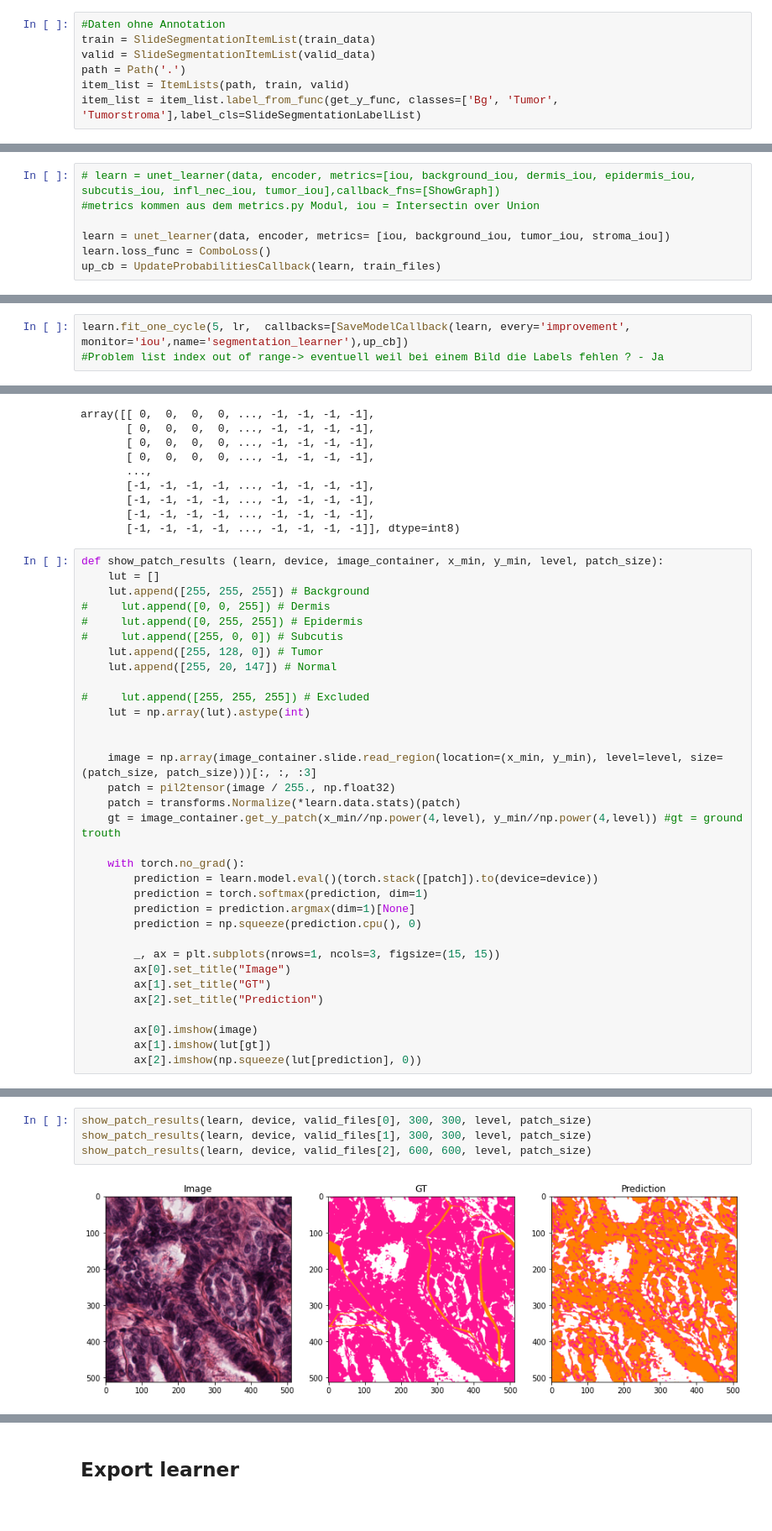
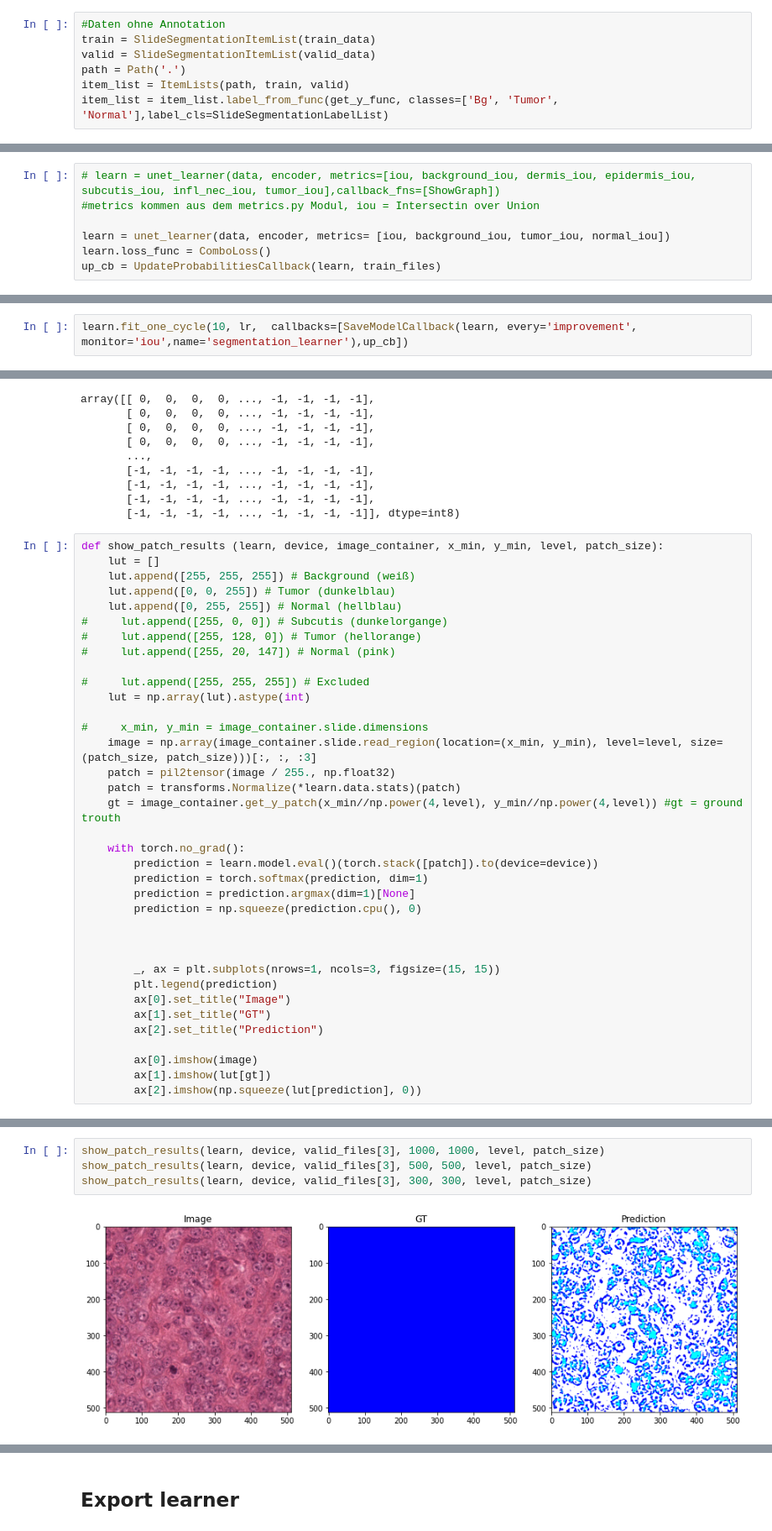
Before and after one commit to llloretta/CanineMammaryTumorGrading, a Jupyter notebook: segmentation/segmentation_training.ipynb, the cells around one changed output, grey strips where cells are left out. Shown at 84% size. Cells and saved outputs as stored; diff of their text form.

```diff
--- a/segmentation/segmentation_training.ipynb
+++ b/segmentation/segmentation_training.ipynb
@@ -87,5 +88,5 @@ train = SlideSegmentationItemList(train_data)
 valid = SlideSegmentationItemList(valid_data)
 path = Path('.')
 item_list = ItemLists(path, train, valid)
-item_list = item_list.label_from_func(get_y_func, classes=['Bg', 'Tumor', 'Tumorstroma'],label_cls=SlideSegmentationLabelList)
+item_list = item_list.label_from_func(get_y_func, classes=['Bg', 'Tumor', 'Normal'],label_cls=SlideSegmentationLabelList)
 # %% [output]
@@ -112,12 +118,11 @@ Fastai Anwendung: https://walkwithfastai.com/Segmentation (Unet - self attention
 # learn = unet_learner(data, encoder, metrics=[iou, background_iou, dermis_iou, epidermis_iou, subcutis_iou, infl_nec_iou, tumor_iou],callback_fns=[ShowGraph])
 #metrics kommen aus dem metrics.py Modul, iou = Intersectin over Union
 
-learn = unet_learner(data, encoder, metrics= [iou, background_iou, tumor_iou, stroma_iou])
+learn = unet_learner(data, encoder, metrics= [iou, background_iou, tumor_iou, normal_iou])
 learn.loss_func = ComboLoss()
 up_cb = UpdateProbabilitiesCallback(learn, train_files)
 # %% [markdown]
 ## Start training
 # %%
-learn.fit_one_cycle(5, lr,  callbacks=[SaveModelCallback(learn, every='improvement', monitor='iou',name='segmentation_learner'),up_cb])
-#Problem list index out of range-> eventuell weil bei einem Bild die Labels fehlen ? - Ja
+learn.fit_one_cycle(10, lr,  callbacks=[SaveModelCallback(learn, every='improvement', monitor='iou',name='segmentation_learner'),up_cb])
 # %% [output]
@@ -144,17 +160,17 @@ array([[ 0,  0,  0,  0, ..., -1, -1, -1, -1],
 # %%
 def show_patch_results (learn, device, image_container, x_min, y_min, level, patch_size):
     lut = []
-    lut.append([255, 255, 255]) # Background
-#     lut.append([0, 0, 255]) # Dermis
-#     lut.append([0, 255, 255]) # Epidermis
-#     lut.append([255, 0, 0]) # Subcutis
-    lut.append([255, 128, 0]) # Tumor
-    lut.append([255, 20, 147]) # Normal
+    lut.append([255, 255, 255]) # Background (weiß)
+    lut.append([0, 0, 255]) # Tumor (dunkelblau)
+    lut.append([0, 255, 255]) # Normal (hellblau)
+#     lut.append([255, 0, 0]) # Subcutis (dunkelorgange)
+#     lut.append([255, 128, 0]) # Tumor (hellorange)
+#     lut.append([255, 20, 147]) # Normal (pink)
 
 #     lut.append([255, 255, 255]) # Excluded
     lut = np.array(lut).astype(int)
 
-
+#     x_min, y_min = image_container.slide.dimensions
     image = np.array(image_container.slide.read_region(location=(x_min, y_min), level=level, size=(patch_size, patch_size)))[:, :, :3]
     patch = pil2tensor(image / 255., np.float32)
     patch = transforms.Normalize(*learn.data.stats)(patch)
@@ -166,7 +182,10 @@ def show_patch_results (learn, device, image_container, x_min, y_min, level, pat
         prediction = prediction.argmax(dim=1)[None]
         prediction = np.squeeze(prediction.cpu(), 0)
 
+
+
         _, ax = plt.subplots(nrows=1, ncols=3, figsize=(15, 15))
+        plt.legend(prediction)
         ax[0].set_title("Image")
         ax[1].set_title("GT")
         ax[2].set_title("Prediction")
@@ -177,6 +200,6 @@ def show_patch_results (learn, device, image_container, x_min, y_min, level, pat
 # %%
-show_patch_results(learn, device, valid_files[0], 300, 300, level, patch_size)
-show_patch_results(learn, device, valid_files[1], 300, 300, level, patch_size)
-show_patch_results(learn, device, valid_files[2], 600, 600, level, patch_size)
+show_patch_results(learn, device, valid_files[3], 1000, 1000, level, patch_size)
+show_patch_results(learn, device, valid_files[3], 500, 500, level, patch_size)
+show_patch_results(learn, device, valid_files[3], 300, 300, level, patch_size)
 # %% [output]
-[figure, old version]
+[figure, new version]
```
Also changed, not shown: parts of 10 cells of this notebook, 6 other files.
